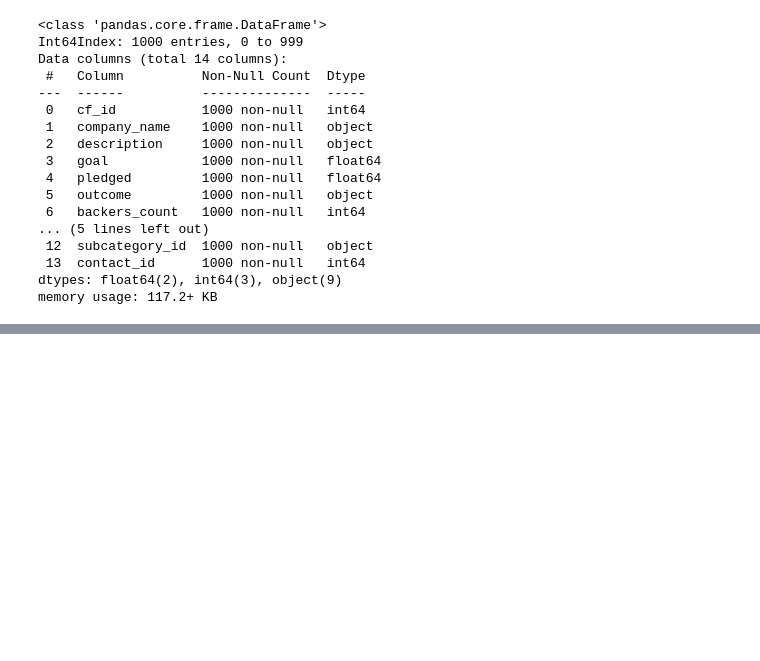
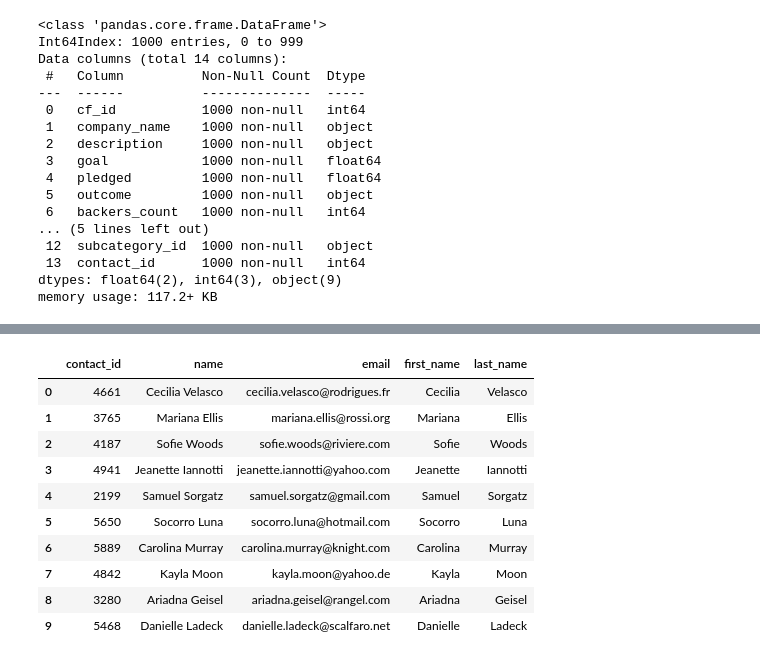
Before and after one commit to MSF2141/Crowdfunding-ETL, a Jupyter notebook: ETL code.ipynb, the cells around one changed output, grey strips where cells are left out. Saved outputs shown, nothing was run; the diff lists cells and outputs as text; code cells hidden in the pictures; blank space fills up the shorter version.

Commit message:
updated code for contacts

```diff
--- a/ETL code.ipynb
+++ b/ETL code.ipynb
@@ -418,0 +460,4 @@ campaign_cleaned.to_csv("campaign.csv", encoding='utf8', index=False)
+# %%
+# Extract the four-digit contact ID number and add it to a new column in the contact_info DataFrame.
+contact_info_df["contact_id"] = [x[15:19] for x in contact_info_df["contact_info"].values]
+contact_info_df.head()
@@ -418,0 +476,7 @@ campaign_cleaned.to_csv("campaign.csv", encoding='utf8', index=False)
+# %%
+# Get the data from the first row and convert it to a dictionary.
+import json
+first_row = contact_info_df.iloc[0]['contact_info']
+converted_data = json.loads(first_row)
+for k, v in converted_data.items():
+    print(k,v)
@@ -418,0 +487,14 @@ campaign_cleaned.to_csv("campaign.csv", encoding='utf8', index=False)
+# %%
+# Iterate through the contact_info_df and convert each row to a dictionary.
+dict_values = []
+for i, row in contact_info_df.iterrows():
+    # Get the data first item in each row.
+    data = row['contact_info']
+    converted_data = json.loads(data)
+    # Iterate through each dictionary (row) and get the values for each row using list comprehension.
+    row_values = [v for k, v in converted_data.items()]
+    # Append the list of values for each row to a new list.
+    dict_values.append(row_values)
+
+# Print out the list of values for each row.
+print(dict_values)
@@ -418,0 +503,4 @@ campaign_cleaned.to_csv("campaign.csv", encoding='utf8', index=False)
+# %%
+# Create a contact_info DataFrame and add each list of values, i.e., each row to the 'contact_id', 'name', 'email' columns.
+contacts_df = pd.DataFrame(dict_values, columns=['contact_id', 'name', 'email'])
+contacts_df.head()
@@ -418,0 +531,18 @@ campaign_cleaned.to_csv("campaign.csv", encoding='utf8', index=False)
+# %%
+# We can use the Pandas str.split method to make one split on the empty space between the first and the last name,
+# assign the beginning string (before the split) to the "first_name" column in the contacts_df DataFrame, and
+# assign the ending string (after the split) to the "last_name" column.
+contacts_df[["first_name","last_name"]] = contacts_df["name"].str.split(' ', n=1, expand=True)
+contacts_df.head(10)
+# %% [output]
+|  | contact_id | name | email | first_name | last_name |
+| 0 | 4661 | Cecilia Velasco | cecilia.velasco@rodrigues.fr | Cecilia | Velasco |
+| 1 | 3765 | Mariana Ellis | mariana.ellis@rossi.org | Mariana | Ellis |
+| 2 | 4187 | Sofie Woods | sofie.woods@riviere.com | Sofie | Woods |
+| 3 | 4941 | Jeanette Iannotti | jeanette.iannotti@yahoo.com | Jeanette | Iannotti |
+| 4 | 2199 | Samuel Sorgatz | samuel.sorgatz@gmail.com | Samuel | Sorgatz |
+| 5 | 5650 | Socorro Luna | socorro.luna@hotmail.com | Socorro | Luna |
+| 6 | 5889 | Carolina Murray | carolina.murray@knight.com | Carolina | Murray |
+| 7 | 4842 | Kayla Moon | kayla.moon@yahoo.de | Kayla | Moon |
+| 8 | 3280 | Ariadna Geisel | ariadna.geisel@rangel.com | Ariadna | Geisel |
+| 9 | 5468 | Danielle Ladeck | danielle.ladeck@scalfaro.net | Danielle | Ladeck |
```
Also changed, not shown: parts of 15 cells of this notebook.
